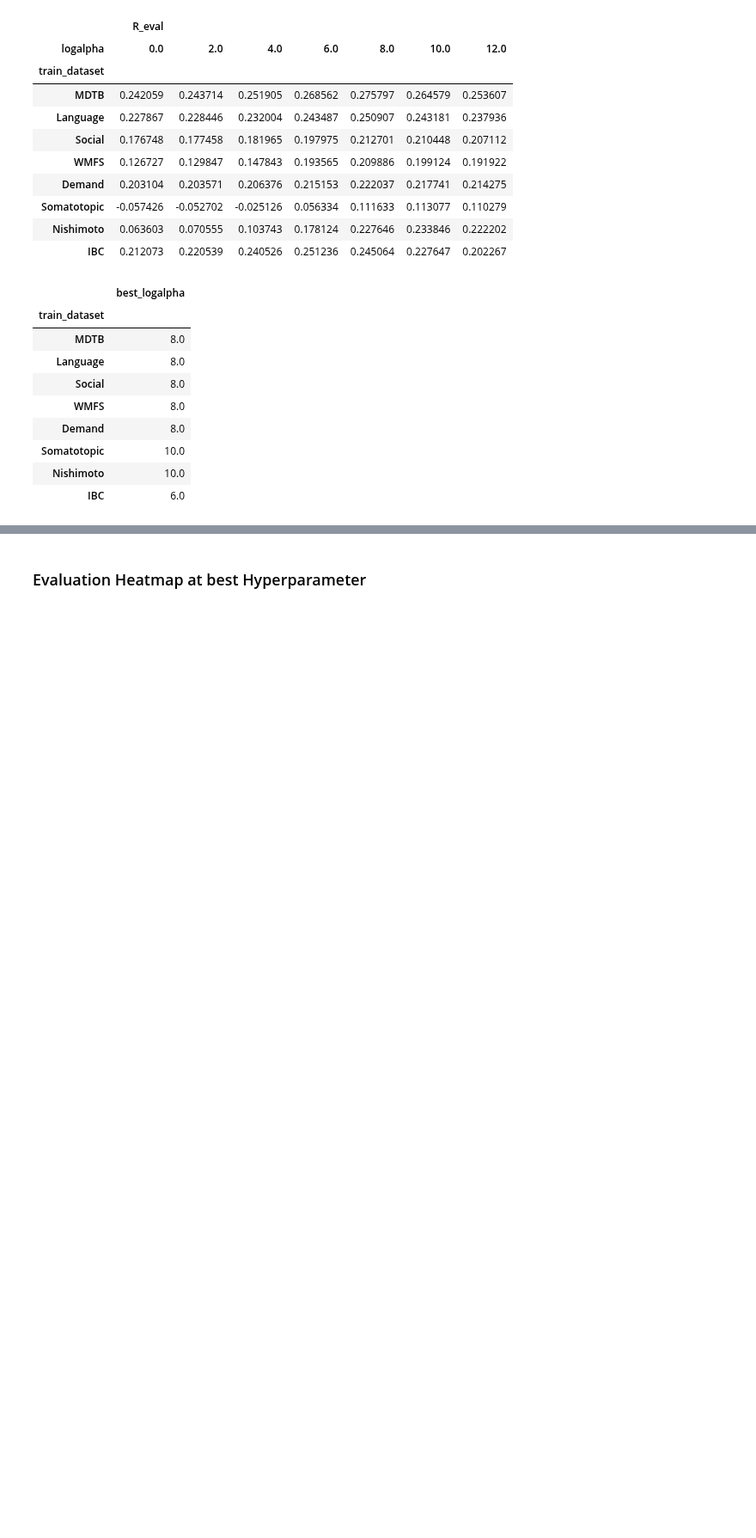
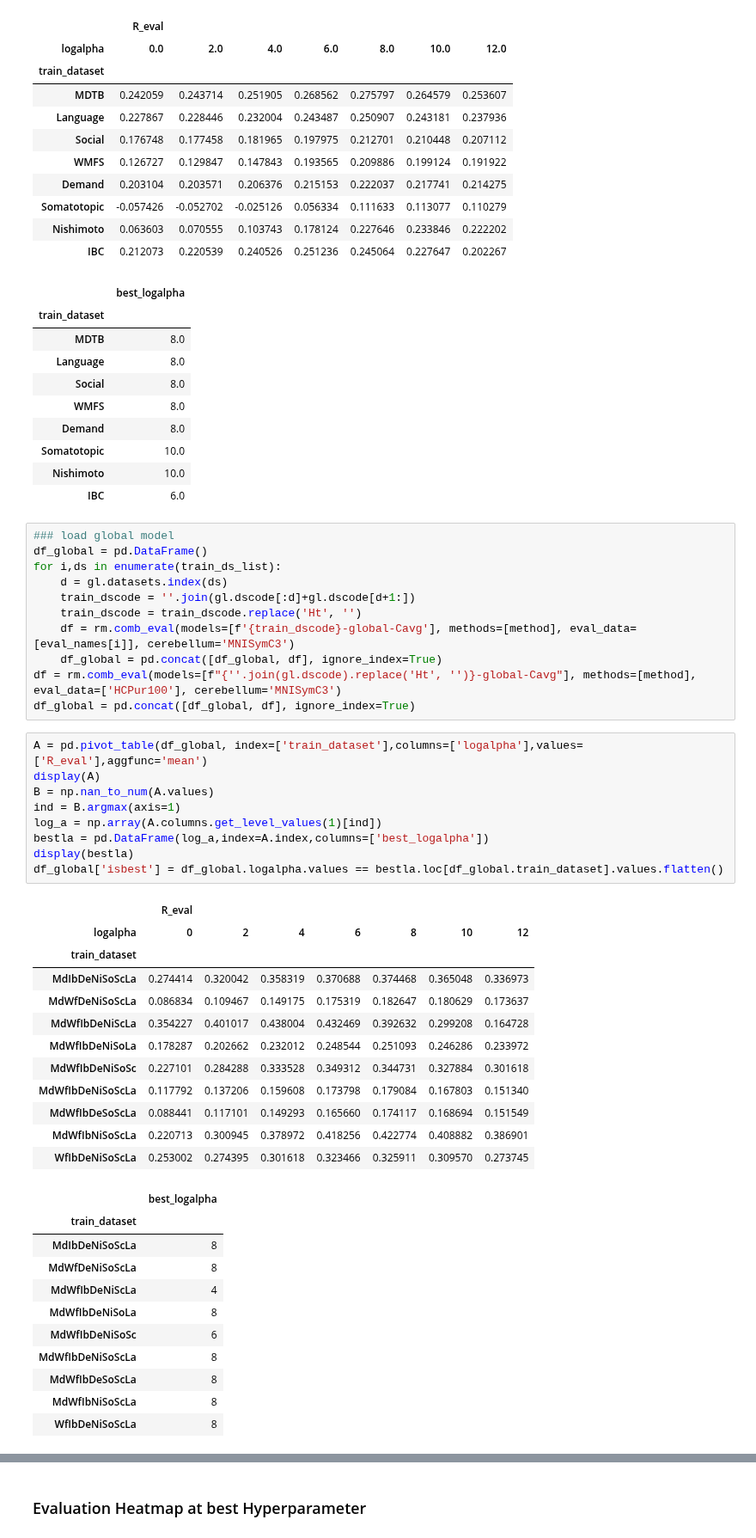
Before and after one commit to DiedrichsenLab/cortico_cereb_connectivity, a Jupyter notebook: notebooks/4. Fusion_across_dataset/3. Fusion_comparison.ipynb, the cells around one changed output, grey strips where cells are left out. Shown at 86% size. Cells and saved outputs as stored; diff of their text form; blank space fills up the shorter version.

```diff
--- a/notebooks/4. Fusion_across_dataset/3. Fusion_comparison.ipynb
+++ b/notebooks/4. Fusion_across_dataset/3. Fusion_comparison.ipynb
@@ -92,3 +92,47 @@ df_all['isbest'] = df_all.logalpha.values == bestla.loc[df_all.train_dataset].va
 | Somatotopic | 10.0 |
 | Nishimoto | 10.0 |
 | IBC | 6.0 |
+# %%
+### load global model
+df_global = pd.DataFrame()
+for i,ds in enumerate(train_ds_list):
+    d = gl.datasets.index(ds)
+    train_dscode = ''.join(gl.dscode[:d]+gl.dscode[d+1:])
+    train_dscode = train_dscode.replace('Ht', '')
+    df = rm.comb_eval(models=[f'{train_dscode}-global-Cavg'], methods=[method], eval_data=[eval_names[i]], cerebellum='MNISymC3')
+    df_global = pd.concat([df_global, df], ignore_index=True)
+df = rm.comb_eval(models=[f"{''.join(gl.dscode).replace('Ht', '')}-global-Cavg"], methods=[method], eval_data=['HCPur100'], cerebellum='MNISymC3')
+df_global = pd.concat([df_global, df], ignore_index=True)
+# %%
+A = pd.pivot_table(df_global, index=['train_dataset'],columns=['logalpha'],values=['R_eval'],aggfunc='mean')
+display(A)
+B = np.nan_to_num(A.values)
+ind = B.argmax(axis=1)
+log_a = np.array(A.columns.get_level_values(1)[ind])
+bestla = pd.DataFrame(log_a,index=A.index,columns=['best_logalpha'])
+display(bestla)
+df_global['isbest'] = df_global.logalpha.values == bestla.loc[df_global.train_dataset].values.flatten()
+# %% [output]
+|  | R_eval |  |  |  |  |  |  |
+| logalpha | 0 | 2 | 4 | 6 | 8 | 10 | 12 |
+| train_dataset |  |  |  |  |  |  |  |
+| MdIbDeNiSoScLa | 0.274414 | 0.320042 | 0.358319 | 0.370688 | 0.374468 | 0.365048 | 0.336973 |
+| MdWfDeNiSoScLa | 0.086834 | 0.109467 | 0.149175 | 0.175319 | 0.182647 | 0.180629 | 0.173637 |
+| MdWfIbDeNiScLa | 0.354227 | 0.401017 | 0.438004 | 0.432469 | 0.392632 | 0.299208 | 0.164728 |
+| MdWfIbDeNiSoLa | 0.178287 | 0.202662 | 0.232012 | 0.248544 | 0.251093 | 0.246286 | 0.233972 |
+| MdWfIbDeNiSoSc | 0.227101 | 0.284288 | 0.333528 | 0.349312 | 0.344731 | 0.327884 | 0.301618 |
+| MdWfIbDeNiSoScLa | 0.117792 | 0.137206 | 0.159608 | 0.173798 | 0.179084 | 0.167803 | 0.151340 |
+| MdWfIbDeSoScLa | 0.088441 | 0.117101 | 0.149293 | 0.165660 | 0.174117 | 0.168694 | 0.151549 |
+| MdWfIbNiSoScLa | 0.220713 | 0.300945 | 0.378972 | 0.418256 | 0.422774 | 0.408882 | 0.386901 |
+| WfIbDeNiSoScLa | 0.253002 | 0.274395 | 0.301618 | 0.323466 | 0.325911 | 0.309570 | 0.273745 |
+|  | best_logalpha |
+| train_dataset |  |
+| MdIbDeNiSoScLa | 8 |
+| MdWfDeNiSoScLa | 8 |
+| MdWfIbDeNiScLa | 4 |
+| MdWfIbDeNiSoLa | 8 |
+| MdWfIbDeNiSoSc | 6 |
+| MdWfIbDeNiSoScLa | 8 |
+| MdWfIbDeSoScLa | 8 |
+| MdWfIbNiSoScLa | 8 |
+| WfIbDeNiSoScLa | 8 |
```
Also changed, not shown: parts of 6 cells of this notebook.
